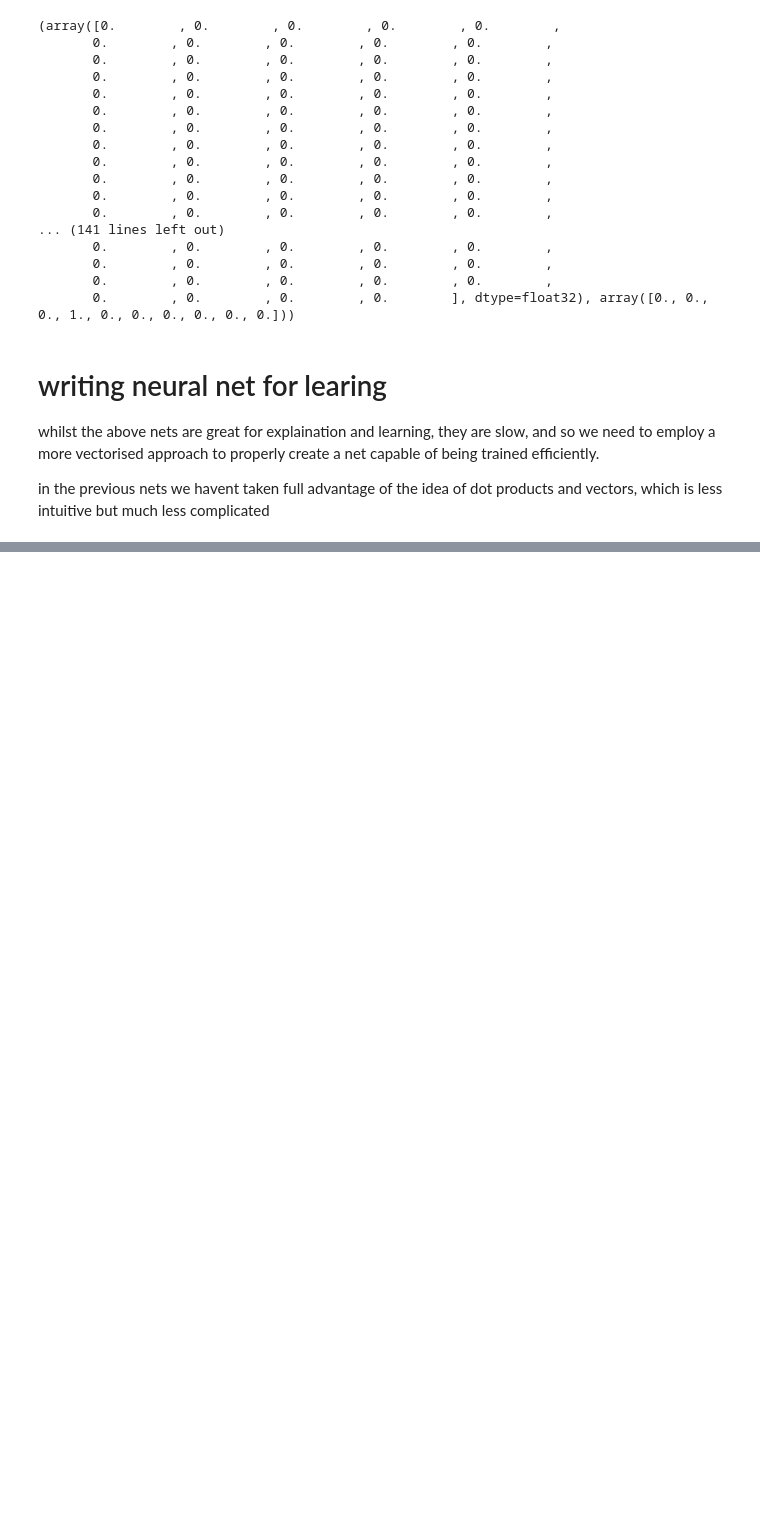
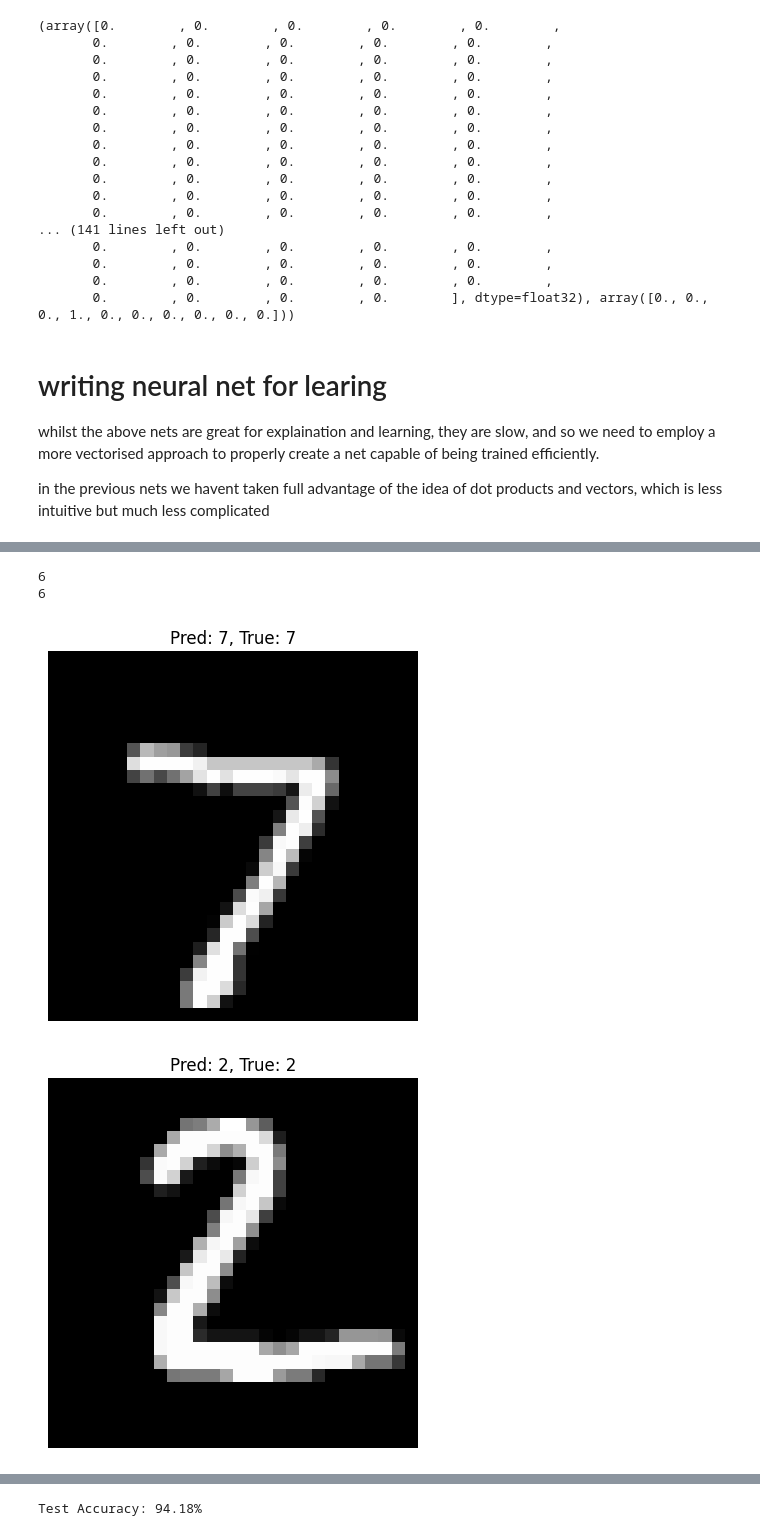
Before and after one commit to damianfrench/Computational-Neuroscience, a Jupyter notebook: Experimenting With Neurons.ipynb, the cells around one changed output, grey strips where cells are left out. Drawn from its saved outputs; the diff is of its cells as text; code cells hidden in the pictures; blank space fills up the shorter version.

Commit message:
this is now neural net trained and running

```diff
--- a/Experimenting With Neurons.ipynb
+++ b/Experimenting With Neurons.ipynb
@@ -450,7 +450,7 @@ class MNISTLoader:
         self.training_data = (x_train[validation_size:], y_train_oh[validation_size:])
         self.training_data = list(zip(self.training_data[0], self.training_data[1]))
 
-        self.test_data = (x_test, y_test_oh)
+        self.test_data = list(zip(x_test, y_test_oh))
 
         # Also store labels as integers for convenience (like Nielsen does)
         self.training_data_int = (x_train[validation_size:], y_train[validation_size:])
@@ -661,0 +657,50 @@ ValueError: shapes (1,30) and (10,1) not aligned: 30 (dim 1) != 10 (dim 0)
+# %%
+print(np.argmax(net.forward(training_data[1][0].reshape(-1,1)))+1)
+print(np.argmax(training_data[1][1].reshape(-1,1))+1)
+# %% [output]
+6
+6
+# %%
+def test_network(network, test_data, num_samples=10):
+    """
+    network: your neural net object with .feedforward(x) method
+    test_data: list of tuples (x, y) or (x, y_onehot)
+    num_samples: how many images to visualize
+    """
+    correct = 0
+
+    for i, (x, y) in enumerate(test_data):
+        x = x.reshape(-1, 1)  # ensure column vector
+        output = network.forward(x)  # final activations, shape (10,1)
+        prediction = np.argmax(output)   # predicted class
+
+        # If y is one-hot, convert to integer
+        if y.ndim > 0:
+            true_label = np.argmax(y)
+        else:
+            true_label = y
+
+        if prediction == true_label:
+            correct += 1
+
+        # Optionally visualize first num_samples images
+        if i < num_samples:
+            import matplotlib.pyplot as plt
+            plt.imshow(x.reshape(28,28), cmap='gray')
+            plt.title(f"Pred: {prediction}, True: {true_label}")
+            plt.axis('off')
+            plt.show()
+
+    accuracy = correct / len(test_data)
+    print(f"Test Accuracy: {accuracy*100:.2f}%")
+
+
+# Assuming you have a MNISTLoader class
+loader = MNISTLoader()
+test_data = loader.test_data  # (x_test, y_test_onehot)
+
+# network = your neural network object
+test_network(net, test_data, num_samples=10)
+# %% [output]
+[figure, added]
+[figure, added]
@@ -661,0 +715 @@ ValueError: shapes (1,30) and (10,1) not aligned: 30 (dim 1) != 10 (dim 0)
+Test Accuracy: 94.18%
```
Also changed, not shown: parts of 2 cells of this notebook.
